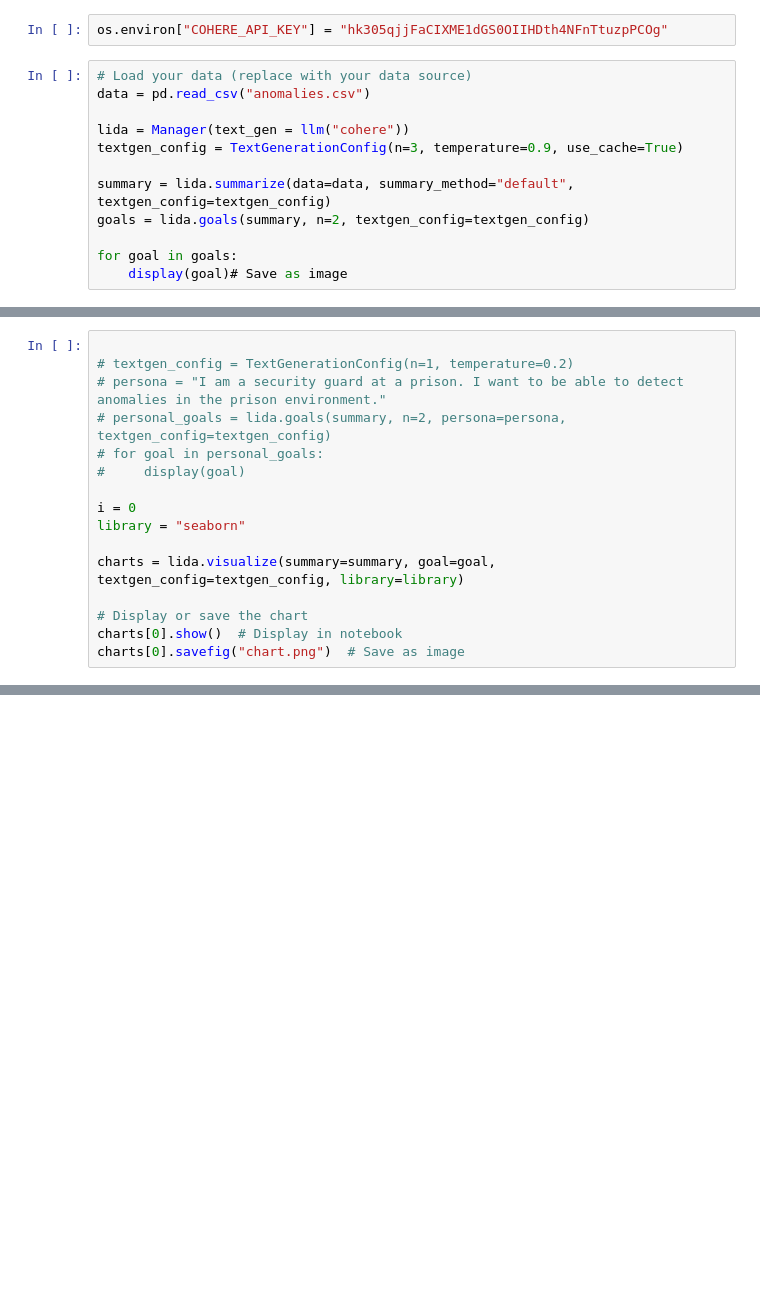
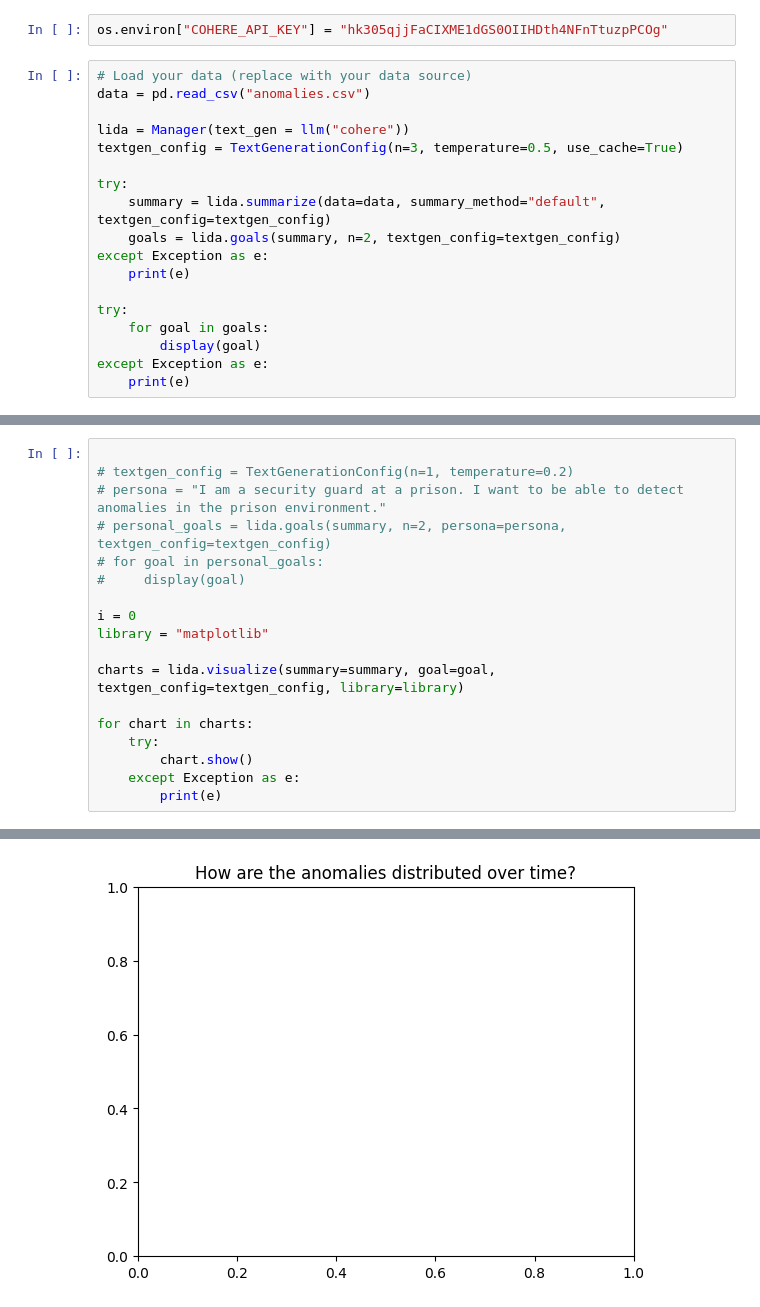
Before and after one commit to Adii2202/NAZAR-AI, a Jupyter notebook: Webcam.ipynb, the cells around one changed output, grey strips where cells are left out. Drawn from its saved outputs; the diff is of its cells as text; blank space fills up the shorter version.

```diff
--- a/Webcam.ipynb
+++ b/Webcam.ipynb
@@ -222,13 +161,19 @@ os.environ["COHERE_API_KEY"] = "hk305qjjFaCIXME1dGS0OIIHDth4NFnTtuzpPCOg"
 data = pd.read_csv("anomalies.csv")
 
 lida = Manager(text_gen = llm("cohere"))
-textgen_config = TextGenerationConfig(n=3, temperature=0.9, use_cache=True)
+textgen_config = TextGenerationConfig(n=3, temperature=0.5, use_cache=True)
 
-summary = lida.summarize(data=data, summary_method="default", textgen_config=textgen_config)
-goals = lida.goals(summary, n=2, textgen_config=textgen_config)
+try:
+    summary = lida.summarize(data=data, summary_method="default", textgen_config=textgen_config)
+    goals = lida.goals(summary, n=2, textgen_config=textgen_config)
+except Exception as e:
+    print(e)
 
-for goal in goals:
-    display(goal)# Save as image
+try:
+    for goal in goals:
+        display(goal)
+except Exception as e:
+    print(e)
 # %% [output]
 
 ### Goal 0
@@ -255,11 +200,13 @@ for goal in goals:
 #     display(goal)
 
 i = 0
-library = "seaborn"
+library = "matplotlib"
 
 charts = lida.visualize(summary=summary, goal=goal, textgen_config=textgen_config, library=library)
 
-# Display or save the chart
-charts[0].show()  # Display in notebook
-charts[0].savefig("chart.png")  # Save as image
+for chart in charts:
+    try:
+        chart.show()
+    except Exception as e:
+        print(e)
 # %% [output]
@@ -283,0 +231 @@ IndexError: list index out of range
+[figure, added]
```
Also changed, not shown: parts of 12 cells of this notebook, 4 other files.
